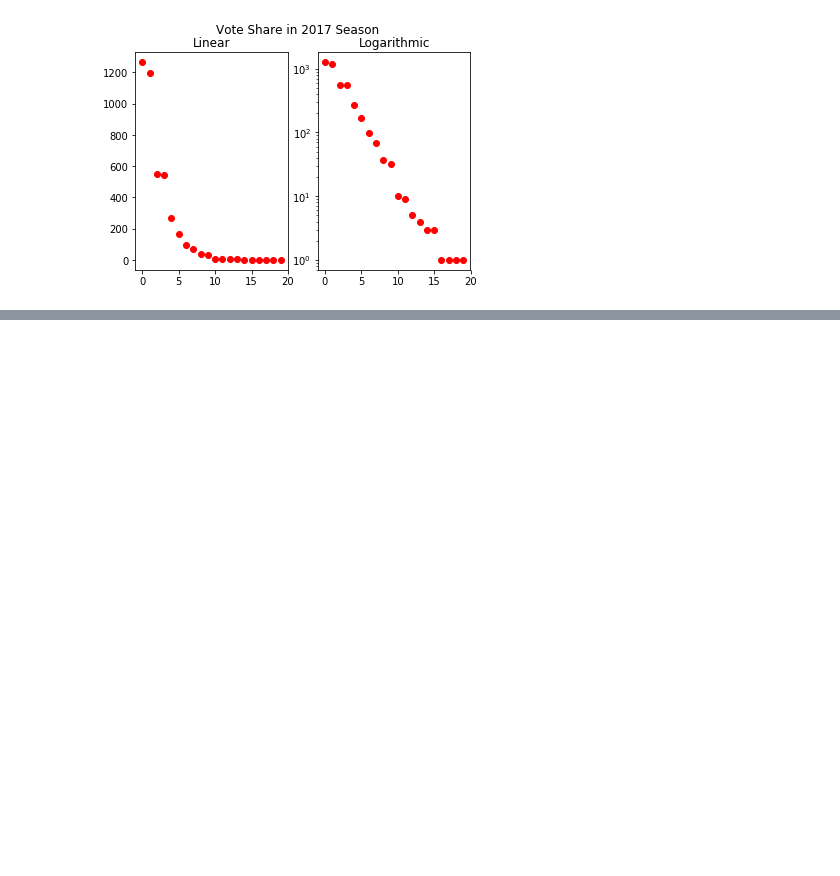
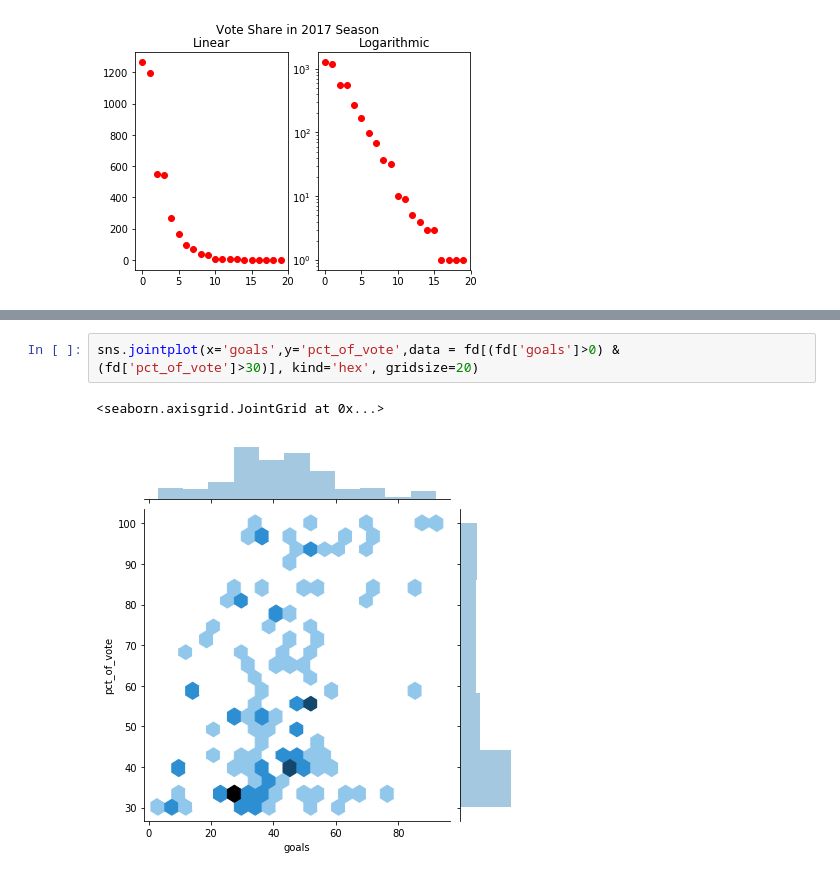
Before and after one commit to dbz10/NHL-Player-Awards, a Jupyter notebook: NHL MVP prediction.ipynb, the cells around one changed output, grey strips where cells are left out. Drawn from its saved outputs; the diff is of its cells as text; blank space fills up the shorter version.

```diff
--- a/NHL MVP prediction.ipynb
+++ b/NHL MVP prediction.ipynb
@@ -69,0 +93,5 @@ full_data.info
+# %%
+sns.jointplot(x='goals',y='pct_of_vote',data = fd[(fd['goals']>0) & (fd['pct_of_vote']>30)], kind='hex', gridsize=20)
+# %% [output]
+<seaborn.axisgrid.JointGrid at 0x...>
+[figure, added]
```
Also changed, not shown: parts of 5 cells of this notebook, 1 other file.
